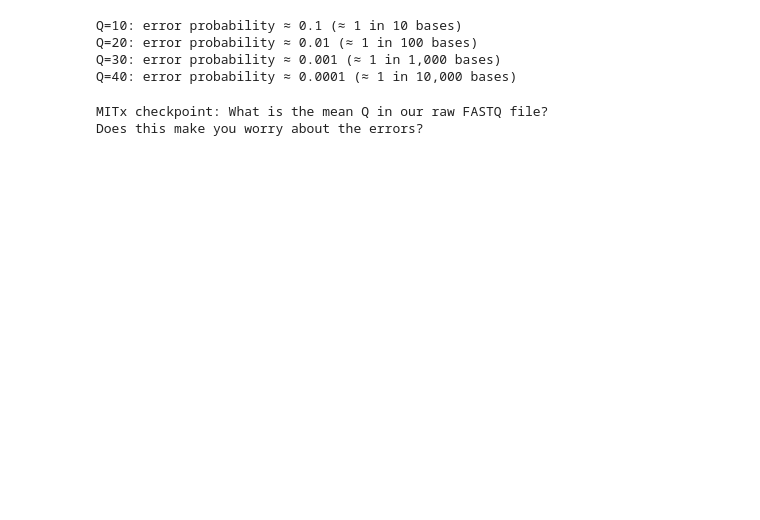
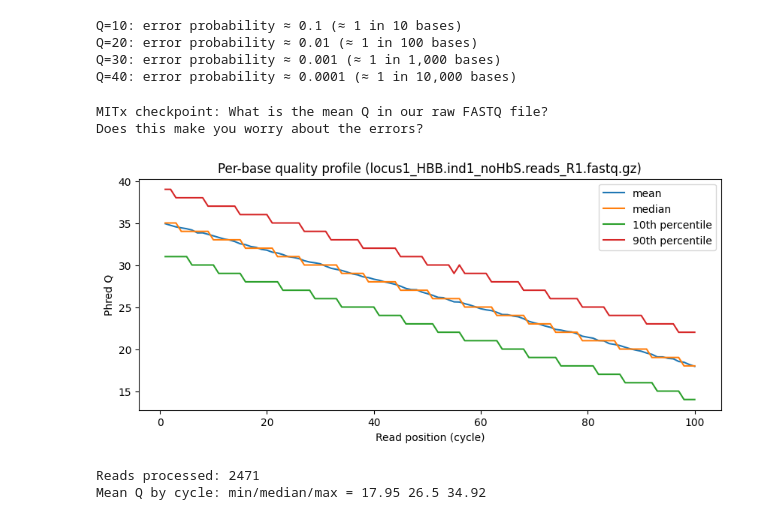
Before and after one commit to erik-owen/2026_QMW_Genomics, a Jupyter notebook: notebooks/teacher.ipynb, the cells around one changed output. Cells and saved outputs as stored; diff of their text form; code cells hidden in the pictures; blank space fills up the shorter version.

```diff
--- a/notebooks/teacher.ipynb
+++ b/notebooks/teacher.ipynb
@@ -307,3 +315,63 @@ print("Does this make you worry about the errors?")
 # %% [output]
 MITx checkpoint: What is the mean Q in our raw FASTQ file?
 Does this make you worry about the errors?
+# %%
+import numpy as np
+import matplotlib.pyplot as plt
+from statistics import mean
+import gzip
+
+def fastq_iter_gz(path):
+    opener = gzip.open if str(path).endswith(".gz") else open
+    with opener(path, "rt") as f:
+        while True:
+            h = f.readline().rstrip()
+            if not h:
+                return
+            s = f.readline().rstrip()
+            plus = f.readline().rstrip()
+            q = f.readline().rstrip()
+            yield h, s, plus, q
+
+def phred33_to_q(qual: str):
+    return np.fromiter((ord(c) - 33 for c in qual), dtype=np.int16)
+
+reads_path = paths["reads"]
+
+# collect per-cycle Q scores
+per_cycle = []  # list of lists
+n = 0
+
+for h, s, plus, qstr in fastq_iter_gz(reads_path):
+    q = phred33_to_q(qstr)
+    if not per_cycle:
+        per_cycle = [[] for _ in range(len(q))]
+    for i, qi in enumerate(q):
+        per_cycle[i].append(int(qi))
+    n += 1
+
+per_cycle = [np.array(v, dtype=np.int16) for v in per_cycle]
+mean_q = np.array([v.mean() for v in per_cycle], dtype=float)
+p10 = np.array([np.percentile(v, 10) for v in per_cycle], dtype=float)
+p50 = np.array([np.percentile(v, 50) for v in per_cycle], dtype=float)
+p90 = np.array([np.percentile(v, 90) for v in per_cycle], dtype=float)
+
+x = np.arange(1, len(per_cycle) + 1)
+
+plt.figure(figsize=(10,4))
+plt.plot(x, mean_q, label="mean")
+plt.plot(x, p50, label="median")
+plt.plot(x, p10, label="10th percentile")
+plt.plot(x, p90, label="90th percentile")
+plt.xlabel("Read position (cycle)")
+plt.ylabel("Phred Q")
+plt.title(f"Per-base quality profile ({reads_path.name})")
+plt.legend()
+plt.show()
+
+print("Reads processed:", n)
+print("Mean Q by cycle: min/median/max =", round(mean_q.min(),2), round(np.median(mean_q),2), round(mean_q.max(),2))
+# %% [output]
+[figure, added]
+Reads processed: 2471
+Mean Q by cycle: min/median/max = 17.95 26.5 34.92
```
Also changed, not shown: parts of 1 cell of this notebook.
